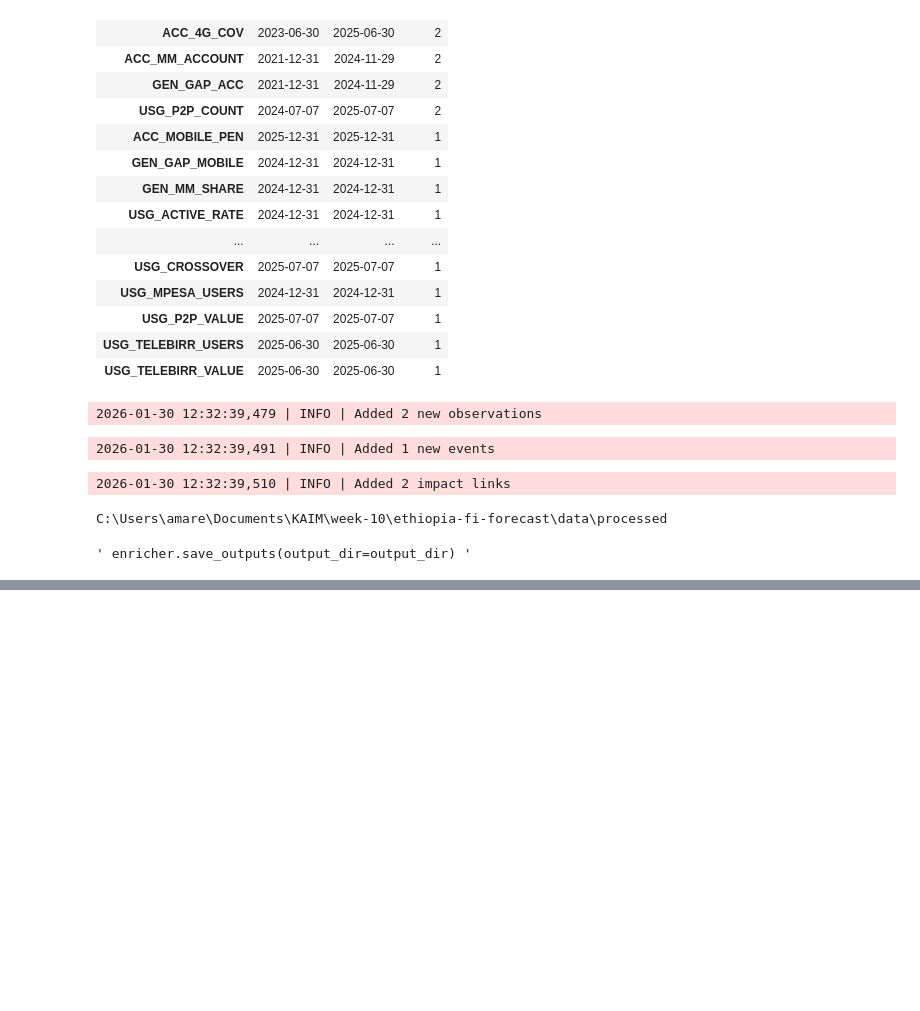
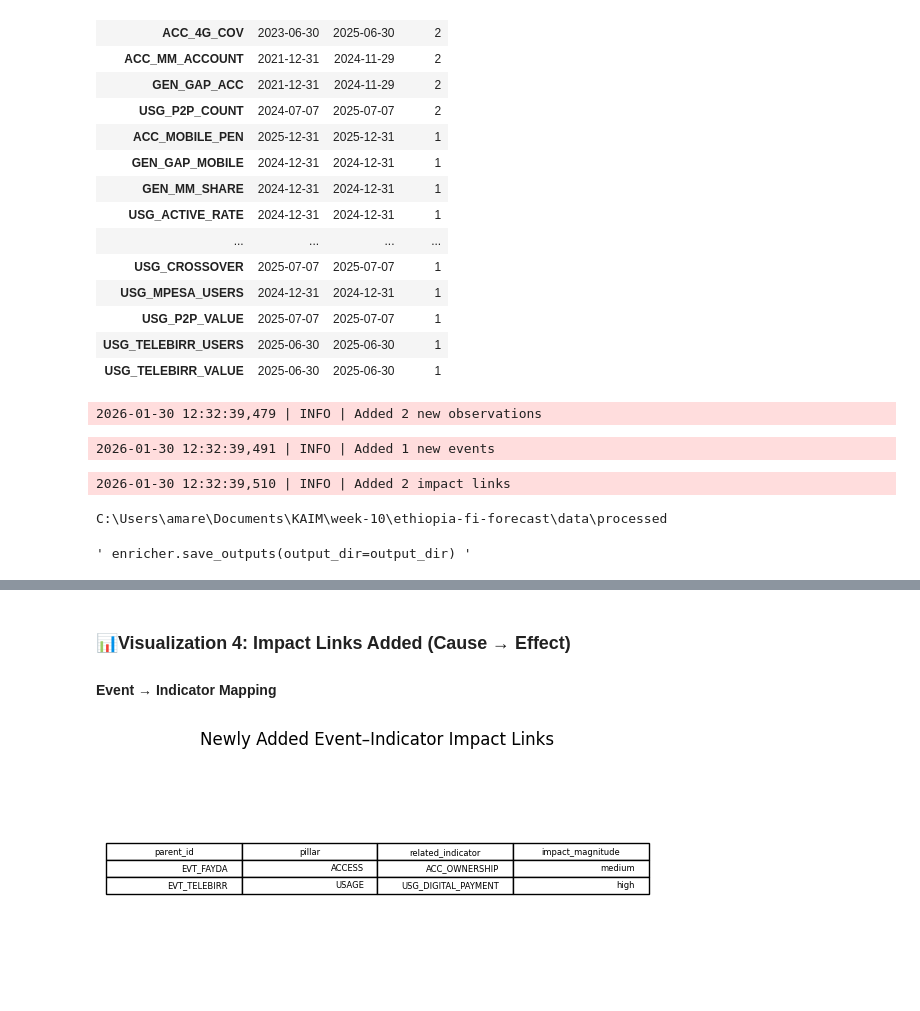
Before and after one commit to AdeyAmare/ethiopia-fi-forecast, a Jupyter notebook: notebooks/data_exploration_enrichment.ipynb, the cells around one changed output, grey strips where cells are left out. Cells and saved outputs as stored; diff of their text form; code cells hidden in the pictures; blank space fills up the shorter version.

```diff
--- a/notebooks/data_exploration_enrichment.ipynb
+++ b/notebooks/data_exploration_enrichment.ipynb
@@ -84,0 +148,17 @@ C:\Users\amare\Documents\KAIM\week-10\ethiopia-fi-forecast\data\processed
+# %% [markdown]
+### 📊Visualization 4: Impact Links Added (Cause → Effect)
+#### Event → Indicator Mapping
+# %%
+impact_map = links[["parent_id", "pillar", "related_indicator", "impact_magnitude"]]
+
+plt.figure(figsize=(7,3))
+plt.table(
+    cellText=impact_map.values,
+    colLabels=impact_map.columns,
+    loc="center"
+)
+plt.axis("off")
+plt.title("Newly Added Event–Indicator Impact Links")
+plt.show()
+# %% [output]
+[figure, added]
```
Also changed, not shown: parts of 8 cells of this notebook.
